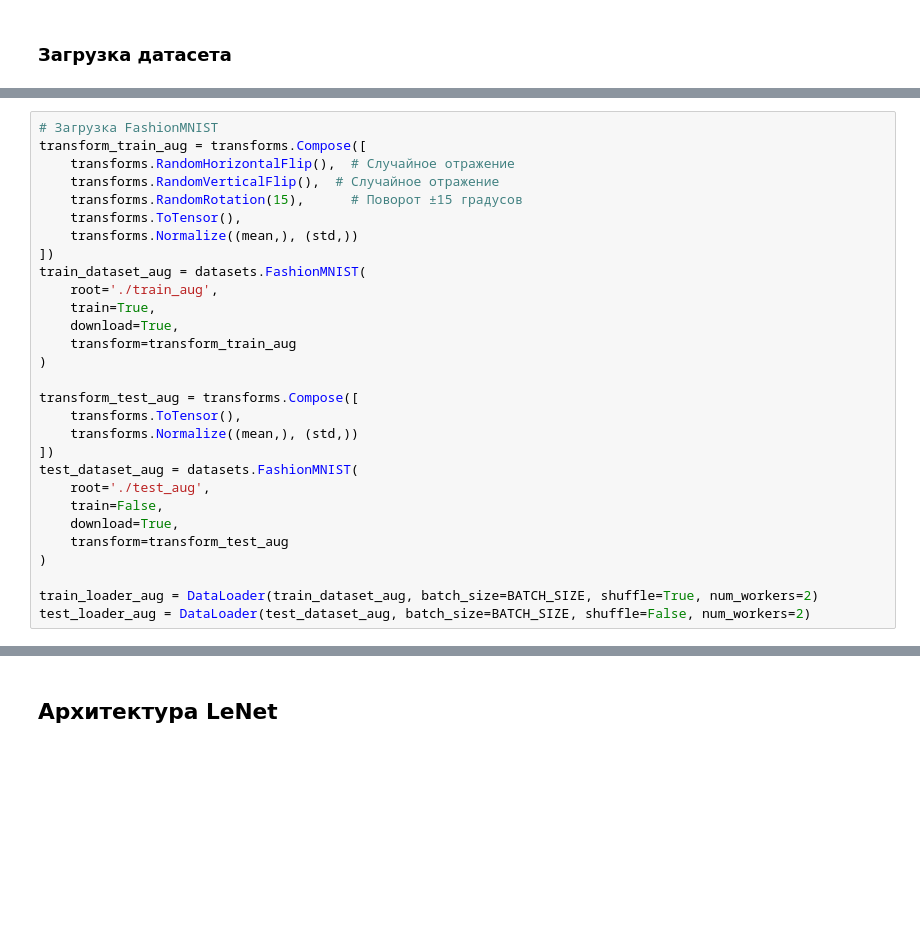
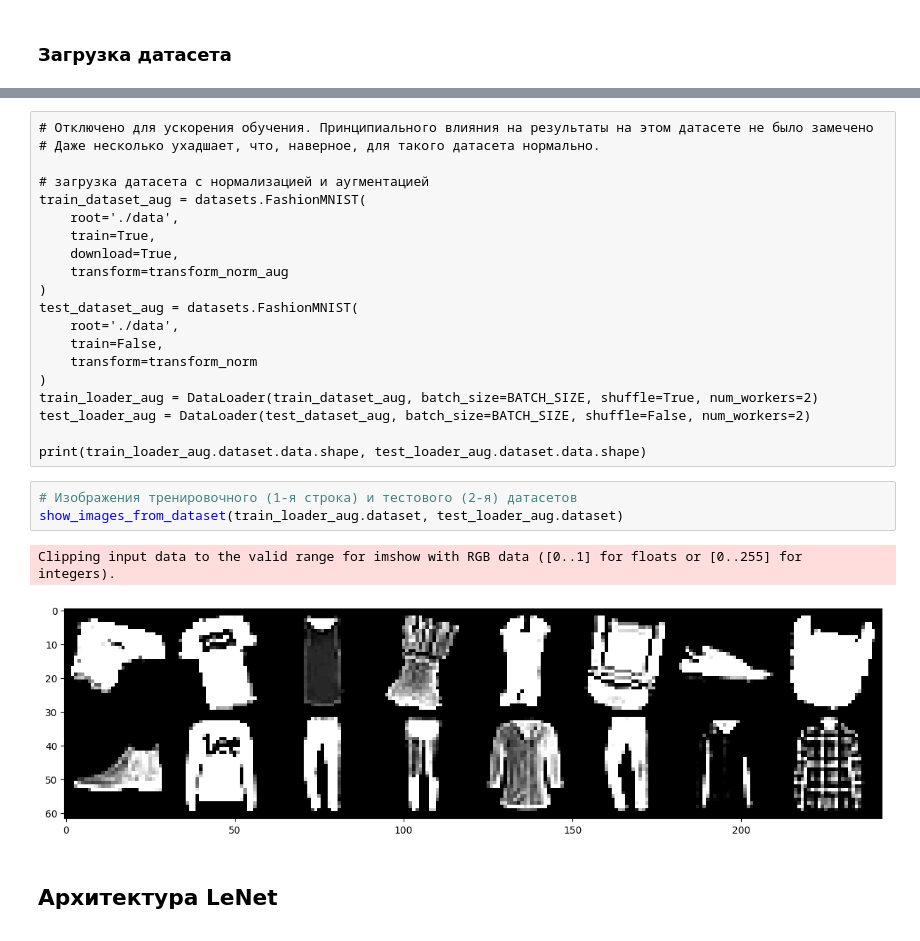
Before and after one commit to igel2000/ml-inno-hw, a Jupyter notebook: 4. Deep Learning/4.02.2 Свертка, каскад сверток. Слои нейронной сети/hw_conv.ipynb, the cells around one changed output, grey strips where cells are left out. Drawn from its saved outputs; the diff is of its cells as text; blank space fills up the shorter version.

```diff
--- a/4. Deep Learning/4.02.2 Свертка, каскад сверток. Слои нейронной сети/hw_conv.ipynb
+++ b/4. Deep Learning/4.02.2 Свертка, каскад сверток. Слои нейронной сети/hw_conv.ipynb
@@ -134,29 +149,0 @@ Clipping input data to the valid range for imshow with RGB data ([0..1] for floa
-# %%
-# Загрузка FashionMNIST
-transform_train_aug = transforms.Compose([
-    transforms.RandomHorizontalFlip(),  # Случайное отражение
-    transforms.RandomVerticalFlip(),  # Случайное отражение
-    transforms.RandomRotation(15),      # Поворот ±15 градусов
-    transforms.ToTensor(),
-    transforms.Normalize((mean,), (std,))
-])
-train_dataset_aug = datasets.FashionMNIST(
-    root='./train_aug',
-    train=True,
-    download=True,
-    transform=transform_train_aug
-)
-
-transform_test_aug = transforms.Compose([
-    transforms.ToTensor(),
-    transforms.Normalize((mean,), (std,))
-])
-test_dataset_aug = datasets.FashionMNIST(
-    root='./test_aug',
-    train=False,
-    download=True,
-    transform=transform_test_aug
-)
-
-train_loader_aug = DataLoader(train_dataset_aug, batch_size=BATCH_SIZE, shuffle=True, num_workers=2)
-test_loader_aug = DataLoader(test_dataset_aug, batch_size=BATCH_SIZE, shuffle=False, num_workers=2)
@@ -168,3 +162,29 @@ Clipping input data to the valid range for imshow with RGB data ([0..1] for floa
+# %% [raw]
+# Отключено для ускорения обучения. Принципиального влияния на результаты на этом датасете не было замечено
+# Даже несколько ухадшает, что, наверное, для такого датасета нормально.
+
+# загрузка датасета с нормализацией и аугментацией
+train_dataset_aug = datasets.FashionMNIST(
+    root='./data',
+    train=True,
+    download=True,
+    transform=transform_norm_aug
+)
+test_dataset_aug = datasets.FashionMNIST(
+    root='./data',
+    train=False,
+    transform=transform_norm
+)
+train_loader_aug = DataLoader(train_dataset_aug, batch_size=BATCH_SIZE, shuffle=True, num_workers=2)
+test_loader_aug = DataLoader(test_dataset_aug, batch_size=BATCH_SIZE, shuffle=False, num_workers=2)
+
+print(train_loader_aug.dataset.data.shape, test_loader_aug.dataset.data.shape)
+# %%
+# Изображения тренировочного (1-я строка) и тестового (2-я) датасетов
+show_images_from_dataset(train_loader_aug.dataset, test_loader_aug.dataset)
+# %% [output]
+Clipping input data to the valid range for imshow with RGB data ([0..1] for floats or [0..255] for integers).
+[figure, added]
 # %% [markdown]
 ## Архитектура LeNet
 
```
Also changed, not shown: parts of 41 cells of this notebook.
